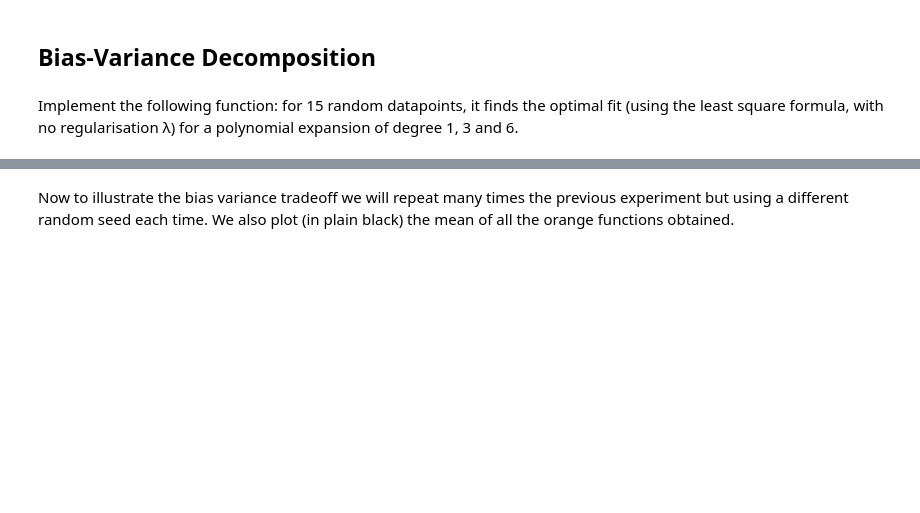
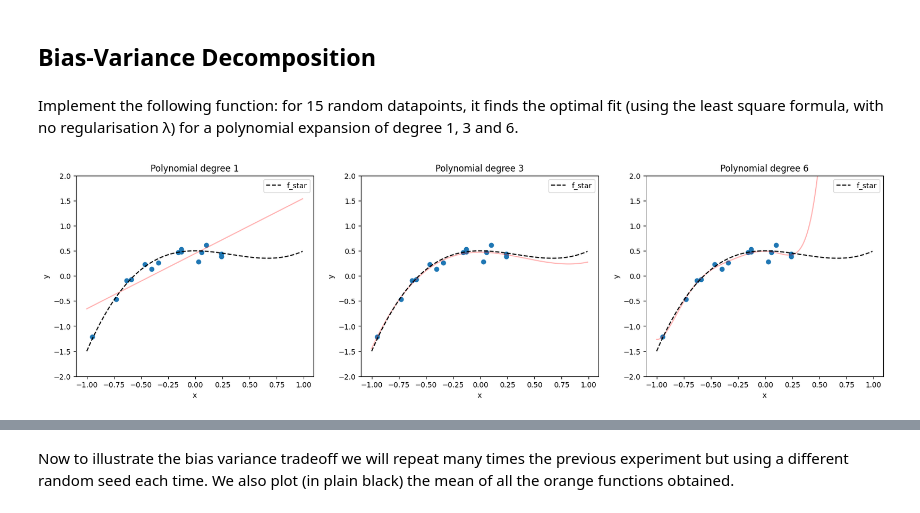
Before and after one commit to fpalmisa/ML_course, a Jupyter notebook: labs/ex04/template/ex04.ipynb, the cells around one changed output, grey strips where cells are left out. Cells and saved outputs as stored; diff of their text form; code cells hidden in the pictures; blank space fills up the shorter version.

```diff
--- a/labs/ex04/template/ex04.ipynb
+++ b/labs/ex04/template/ex04.ipynb
@@ -293,7 +293,7 @@ def plot_poly(x, y, weights, degree, ax, alpha=0.3):
     xvals = np.arange(-1, 1, 0.01)
     tx = build_poly(xvals, degree)
     f = tx.dot(weights)
-    ax.plot(xvals, f, color="orange", alpha=alpha)
+    ax.plot(xvals, f, color="r", alpha=alpha)
     ax.scatter(x, y, color="b", alpha=alpha, s=10)
     ax.set_xlabel("x")
     ax.set_ylabel("y")
@@ -316,33 +316,42 @@ from least_squares import least_squares
 
 def bias_variance_one_seed(sigma, degrees, seed):
     """One run of the optimal fit for 15 random points and different polynomial expansion degrees.
 
     Args:
         sigma: scalar, noise variance
         degrees: shape = (3,), 3 different degrees to consider
         seed: integer, random see
     Returns:
     """
 
     # we will generate 15 random datapoints from the [-1, 1] uniform distribuion
     num_data = 15
     np.random.seed(seed)  # set random seed for reproducibility
     xs = np.random.uniform(-1, 1, num_data)
     # the outputs will be f_star(x) + some random gaussian noise of variance sigma**2
     ys = f_star(xs) + sigma * np.random.randn(num_data).T
 
     fig, axs = plt.subplots(1, 3, figsize=(20, 5))
     for index_degree, degree in enumerate(degrees):
         # ***************************************************
         # INSERT YOUR CODE HERE
         # ***************************************************
+        #Polynomial Data Creation
+        tx = build_poly(xs,degree)
+        #Calcul of Least_squares
 
+        w, mse = least_squares(ys, tx)
+
+        plot_poly(xs, ys, w, degree, axs[index_degree], alpha=0.3)
+        axs[index_degree].scatter(xs,ys)
         plot_fstar(axs[index_degree])
         axs[index_degree].legend()
     plt.show()
 
 
 bias_variance_one_seed(0.1, [1, 3, 6], seed=2)
+# %% [output]
+[figure, added]
 # %% [markdown]
 Your output should ressemble (for seed = 2) to this:
 ![alt text](bias_variance_one_run.png)
```
Also changed, not shown: parts of 4 cells of this notebook.
